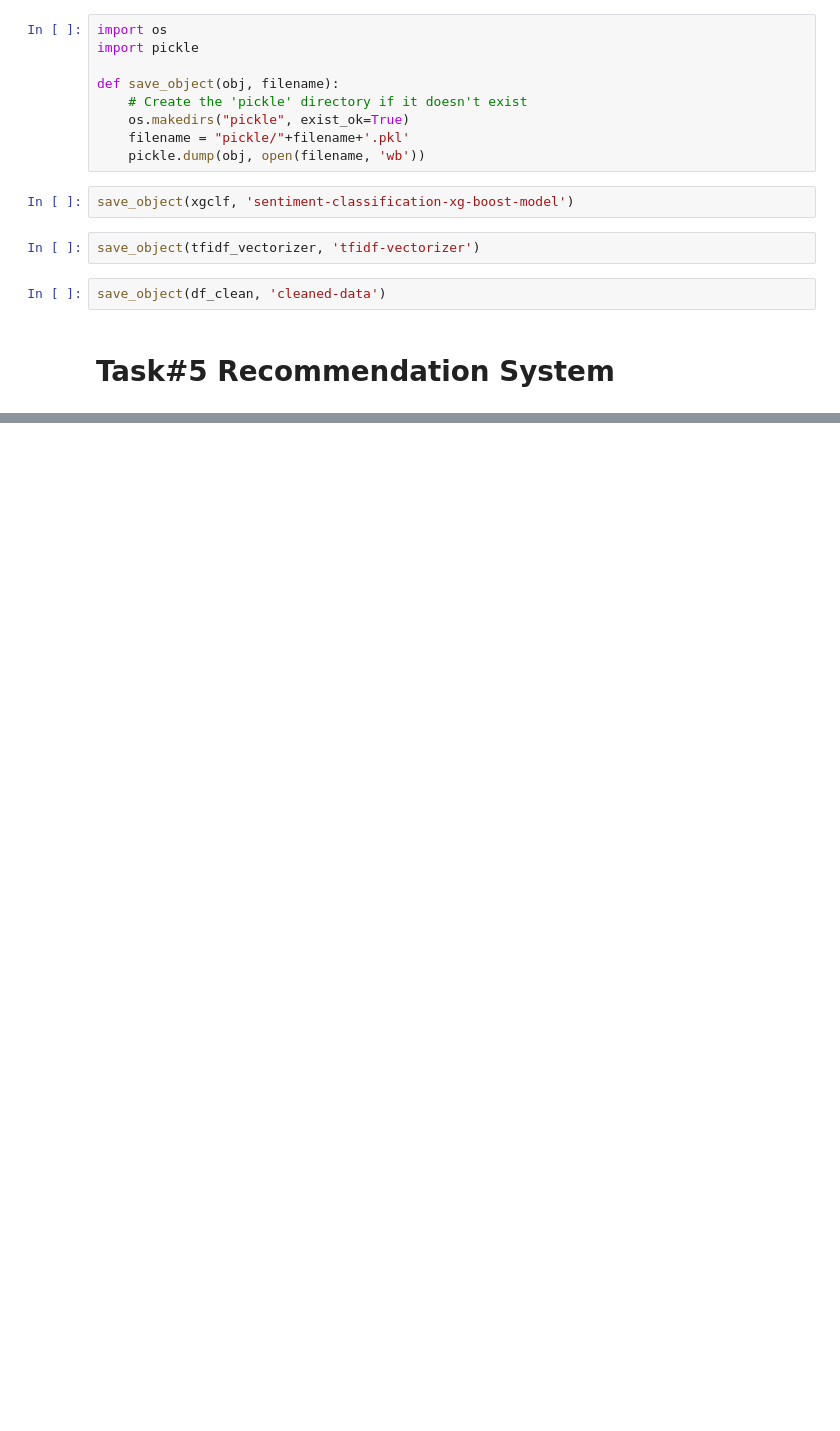
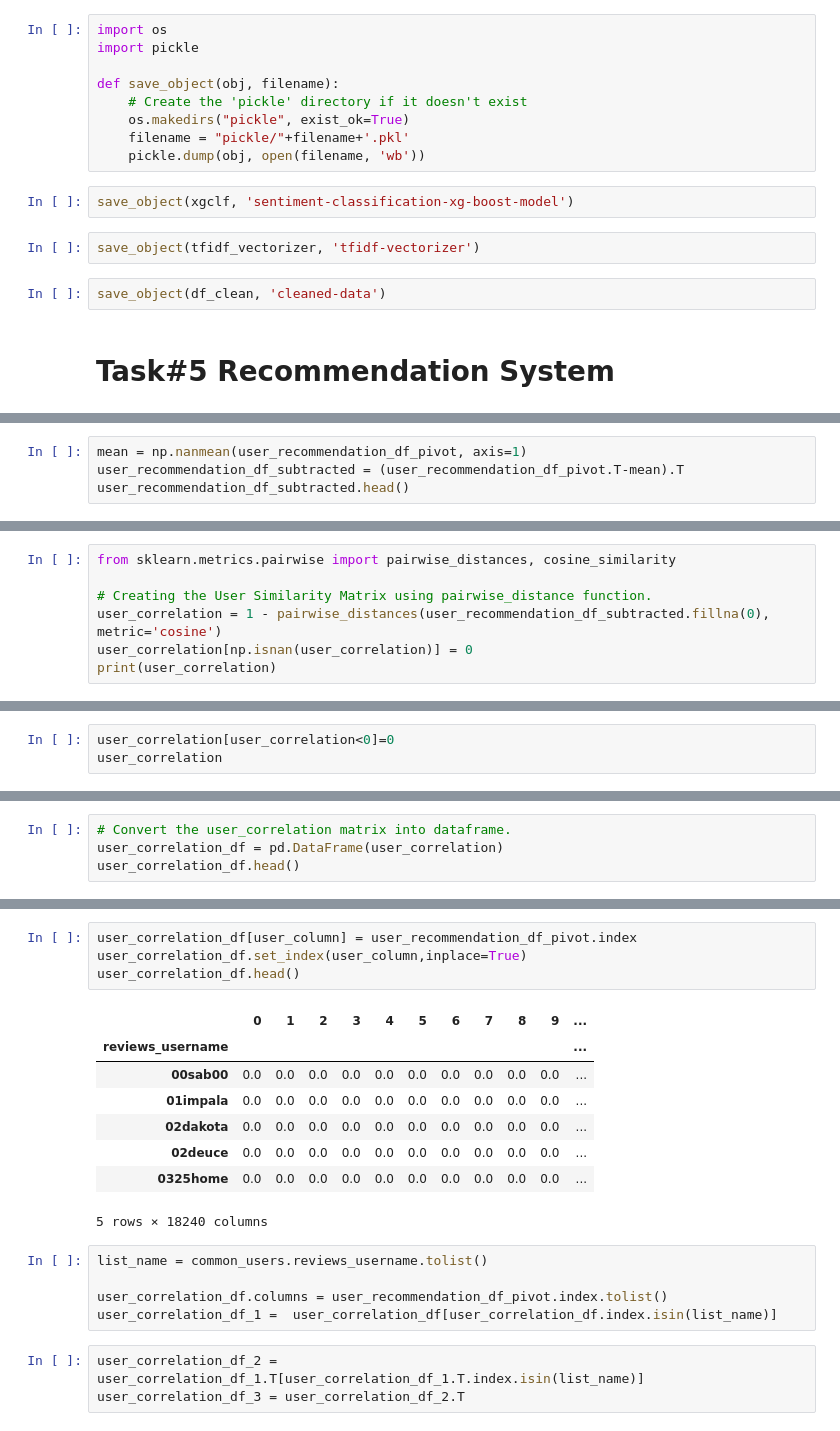
Before and after one commit to Aswani-ReddyKV/Capstone_Sentiment_Recommendation, a Jupyter notebook: Aswani_Reddy_Sentiment_Recommendation.ipynb, the cells around one changed output, grey strips where cells are left out. Saved outputs shown, nothing was run; the diff lists cells and outputs as text; blank space fills up the shorter version.

```diff
--- a/Aswani_Reddy_Sentiment_Recommendation.ipynb
+++ b/Aswani_Reddy_Sentiment_Recommendation.ipynb
@@ -946,0 +1026,4 @@ save_object(df_clean, 'cleaned-data')
+# %%
+mean = np.nanmean(user_recommendation_df_pivot, axis=1)
+user_recommendation_df_subtracted = (user_recommendation_df_pivot.T-mean).T
+user_recommendation_df_subtracted.head()
@@ -946,0 +1038,7 @@ save_object(df_clean, 'cleaned-data')
+# %%
+from sklearn.metrics.pairwise import pairwise_distances, cosine_similarity
+
+# Creating the User Similarity Matrix using pairwise_distance function.
+user_correlation = 1 - pairwise_distances(user_recommendation_df_subtracted.fillna(0), metric='cosine')
+user_correlation[np.isnan(user_correlation)] = 0
+print(user_correlation)
@@ -946,0 +1056,3 @@ save_object(df_clean, 'cleaned-data')
+# %%
+user_correlation[user_correlation<0]=0
+user_correlation
@@ -946,0 +1208,4 @@ save_object(df_clean, 'cleaned-data')
+# %%
+# Convert the user_correlation matrix into dataframe.
+user_correlation_df = pd.DataFrame(user_correlation)
+user_correlation_df.head()
@@ -946,0 +1220,21 @@ save_object(df_clean, 'cleaned-data')
+# %%
+user_correlation_df[user_column] = user_recommendation_df_pivot.index
+user_correlation_df.set_index(user_column,inplace=True)
+user_correlation_df.head()
+# %% [output]
+|  | 0 | 1 | 2 | 3 | 4 | 5 | 6 | 7 | 8 | 9 | ... |
+| reviews_username |  |  |  |  |  |  |  |  |  |  | ... |
+| 00sab00 | 0.0 | 0.0 | 0.0 | 0.0 | 0.0 | 0.0 | 0.0 | 0.0 | 0.0 | 0.0 | ... |
+| 01impala | 0.0 | 0.0 | 0.0 | 0.0 | 0.0 | 0.0 | 0.0 | 0.0 | 0.0 | 0.0 | ... |
+| 02dakota | 0.0 | 0.0 | 0.0 | 0.0 | 0.0 | 0.0 | 0.0 | 0.0 | 0.0 | 0.0 | ... |
+| 02deuce | 0.0 | 0.0 | 0.0 | 0.0 | 0.0 | 0.0 | 0.0 | 0.0 | 0.0 | 0.0 | ... |
+| 0325home | 0.0 | 0.0 | 0.0 | 0.0 | 0.0 | 0.0 | 0.0 | 0.0 | 0.0 | 0.0 | ... |
+5 rows × 18240 columns
+# %%
+list_name = common_users.reviews_username.tolist()
+
+user_correlation_df.columns = user_recommendation_df_pivot.index.tolist()
+user_correlation_df_1 =  user_correlation_df[user_correlation_df.index.isin(list_name)]
+# %%
+user_correlation_df_2 = user_correlation_df_1.T[user_correlation_df_1.T.index.isin(list_name)]
+user_correlation_df_3 = user_correlation_df_2.T
```
Also changed, not shown: parts of 51 cells of this notebook.
